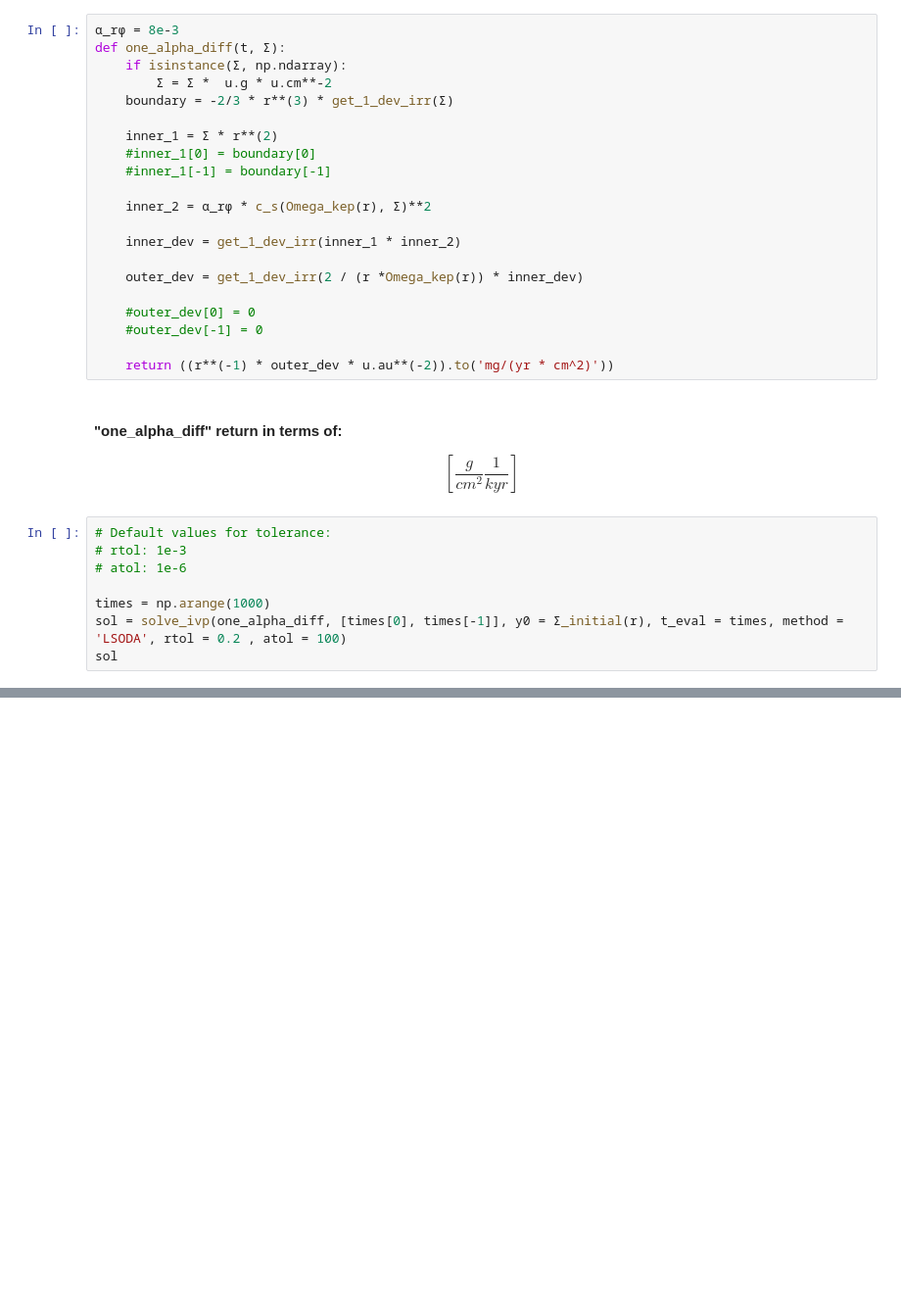
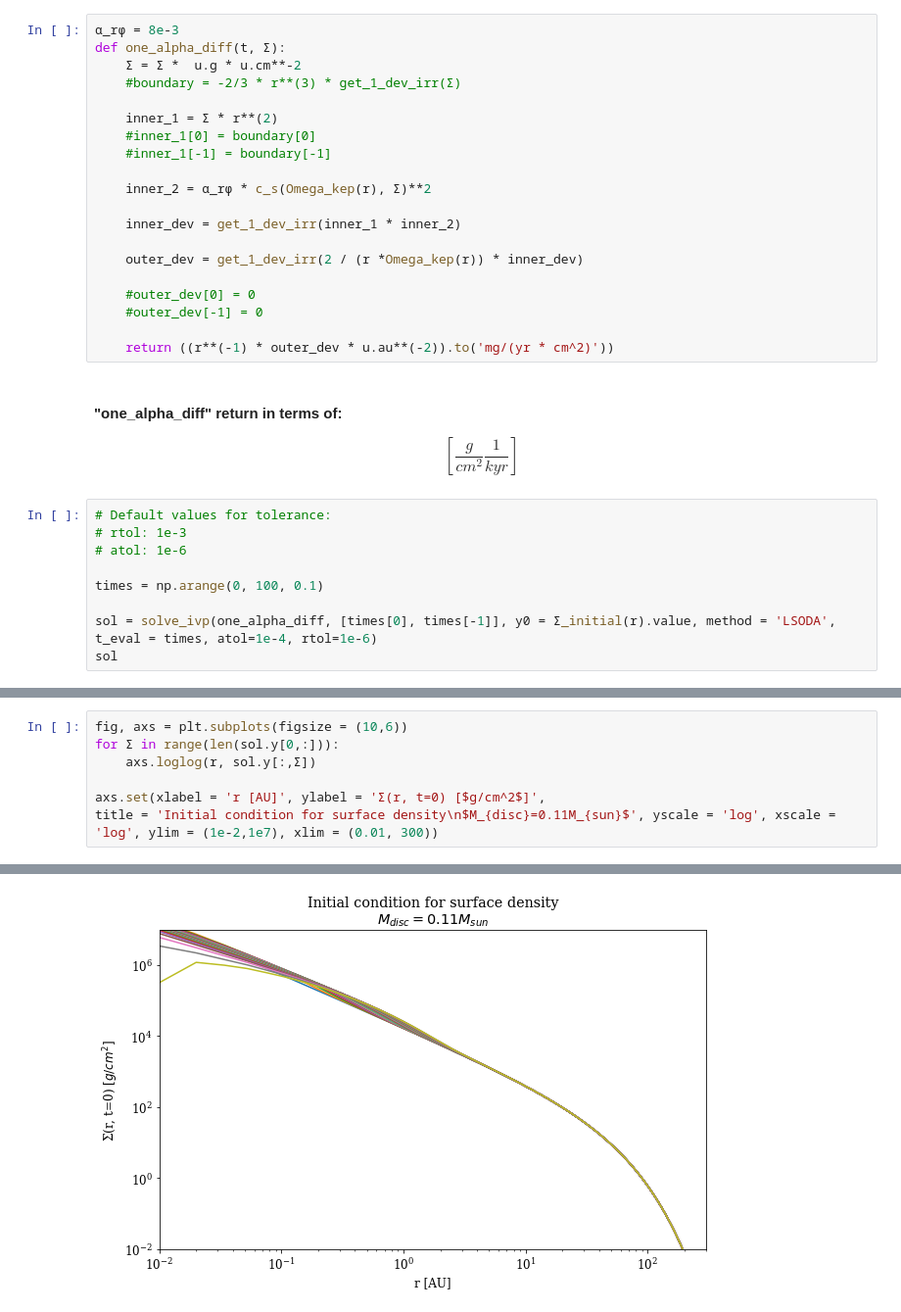
Before and after one commit to agent031/bachelor_code, a Jupyter notebook: Suzuki_solutions/one_alpha_solution.ipynb, the cells around one changed output, grey strips where cells are left out. Shown at 98% size. Saved outputs shown, nothing was run; the diff lists cells and outputs as text; blank space fills up the shorter version.

Commit message:
LSODA is working but slow and not until the end of t_bound

```diff
--- a/Suzuki_solutions/one_alpha_solution.ipynb
+++ b/Suzuki_solutions/one_alpha_solution.ipynb
@@ -105,9 +106,8 @@ plt.loglog(r_array, one_alpha_diff(Σ_initial(r)))
 # %%
 α_rφ = 8e-3
 def one_alpha_diff(t, Σ):
-    if isinstance(Σ, np.ndarray):
-        Σ = Σ *  u.g * u.cm**-2
-    boundary = -2/3 * r**(3) * get_1_dev_irr(Σ)
+    Σ = Σ *  u.g * u.cm**-2
+    #boundary = -2/3 * r**(3) * get_1_dev_irr(Σ)
 
     inner_1 = Σ * r**(2)
     #inner_1[0] = boundary[0]
@@ -131,8 +131,9 @@ $$\left[\frac{g}{cm^2}\frac{1}{kyr}\right]$$
 # rtol: 1e-3
 # atol: 1e-6
 
-times = np.arange(1000)
-sol = solve_ivp(one_alpha_diff, [times[0], times[-1]], y0 = Σ_initial(r), t_eval = times, method = 'LSODA', rtol = 0.2 , atol = 100)
+times = np.arange(0, 100, 0.1)
+
+sol = solve_ivp(one_alpha_diff, [times[0], times[-1]], y0 = Σ_initial(r).value, method = 'LSODA', t_eval = times, atol=1e-4, rtol=1e-6)
 sol
 # %% [output]
   message: 'Unexpected istate in LSODA.'
@@ -176,0 +160,8 @@ array([  0,   1,   2,   3,   4,   5,   6,   7,   8,   9,  10,  11,  12,
+# %%
+fig, axs = plt.subplots(figsize = (10,6))
+for Σ in range(len(sol.y[0,:])):
+    axs.loglog(r, sol.y[:,Σ])
+
+axs.set(xlabel = 'r [AU]', ylabel = 'Σ(r, t=0) [$g/cm^2$]',
+title = 'Initial condition for surface density\n$M_{disc}=0.11M_{sun}$', yscale = 'log', xscale = 'log', ylim = (1e-2,1e7), xlim = (0.01, 300))
+# %% [output]
@@ -176,0 +175 @@ array([  0,   1,   2,   3,   4,   5,   6,   7,   8,   9,  10,  11,  12,
+[figure, added]
```
Also changed, not shown: parts of 9 cells of this notebook.
